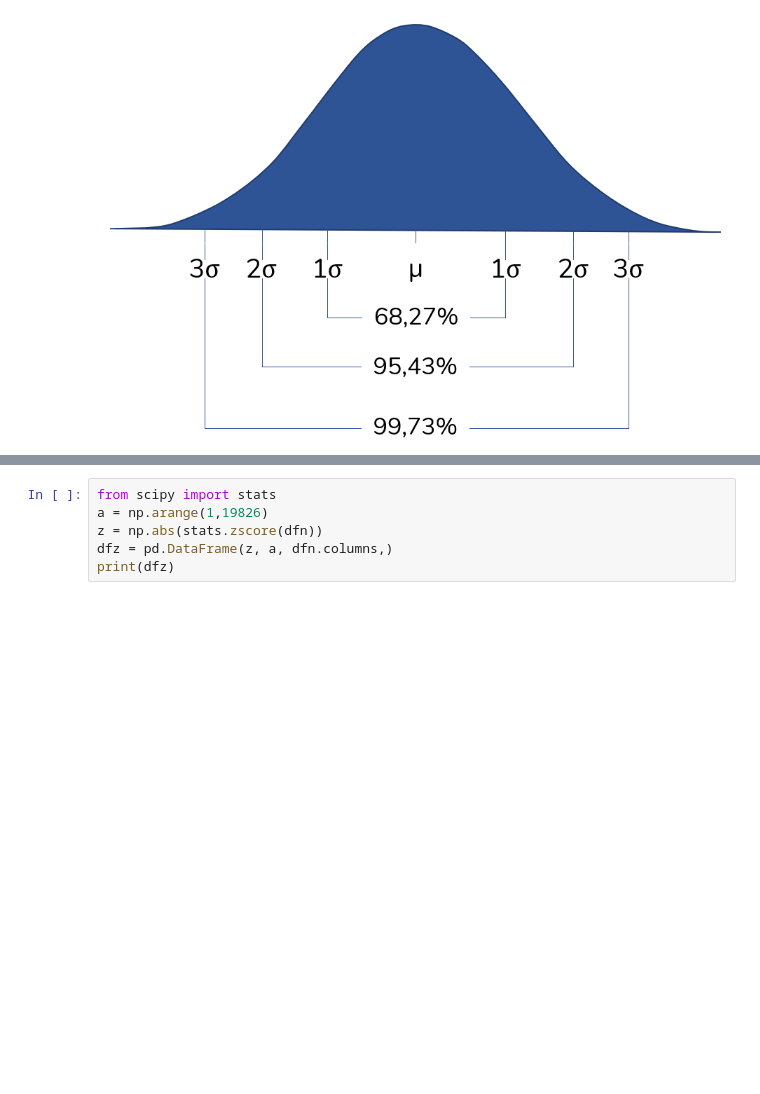
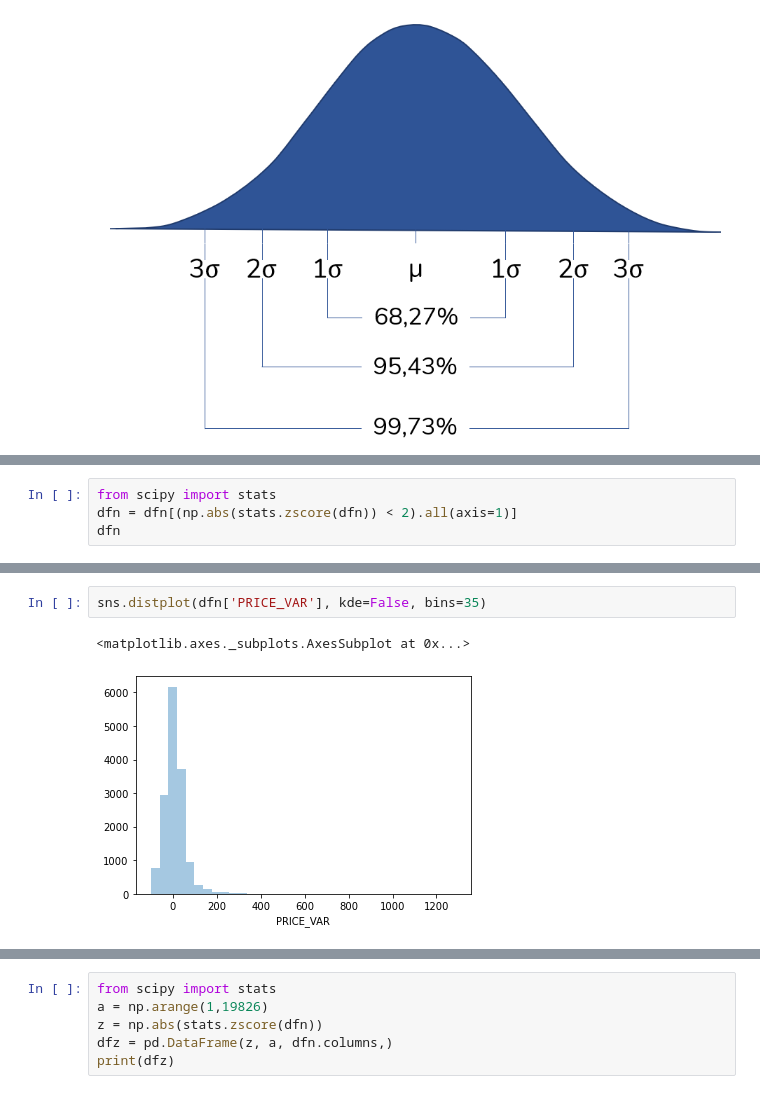
Before and after one commit to lonyty/MachineLearning, a Jupyter notebook: Data Cleaning.ipynb, the cells around one changed output, grey strips where cells are left out. Cells and saved outputs as stored; diff of their text form; blank space fills up the shorter version.

```diff
--- a/Data Cleaning.ipynb
+++ b/Data Cleaning.ipynb
@@ -310,0 +315,4 @@ Image(filename='Normalverteilung.png')
+# %%
+from scipy import stats
+dfn = dfn[(np.abs(stats.zscore(dfn)) < 2).all(axis=1)]
+dfn
@@ -310,0 +345,5 @@ Image(filename='Normalverteilung.png')
+# %%
+sns.distplot(dfn['PRICE_VAR'], kde=False, bins=35)
+# %% [output]
+<matplotlib.axes._subplots.AxesSubplot at 0x...>
+[figure, added]
```
Also changed, not shown: parts of 6 cells of this notebook.
